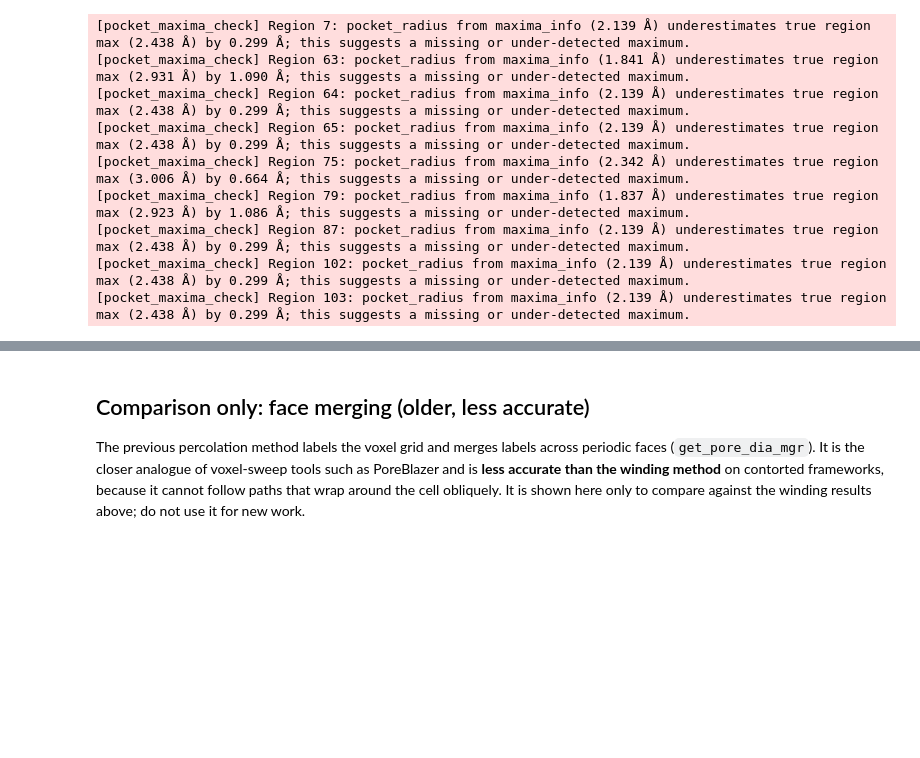
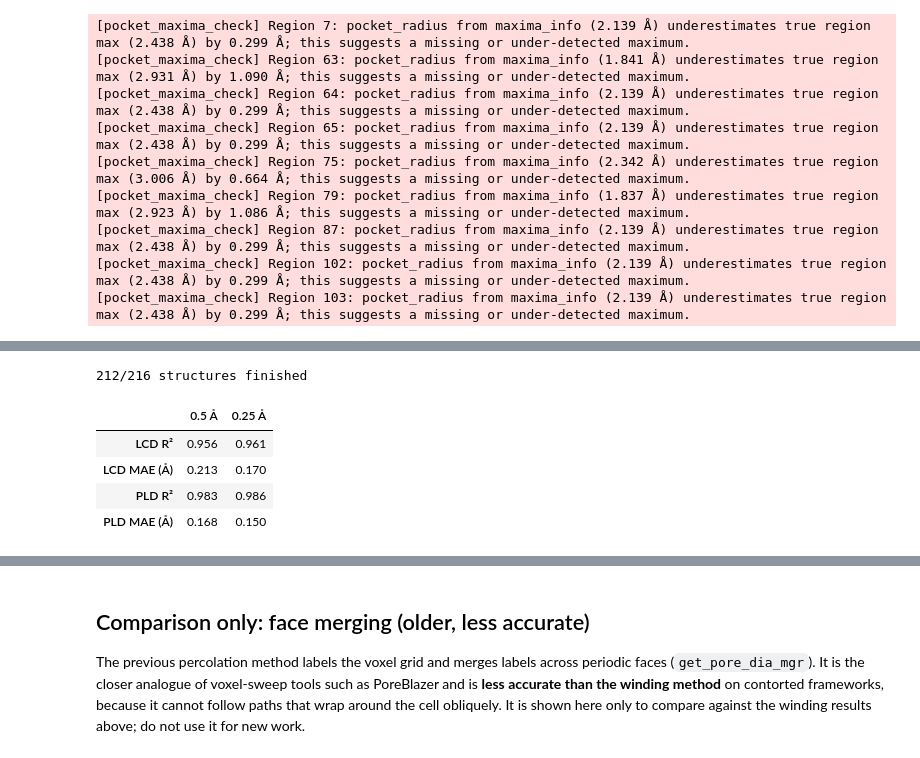
Before and after one commit to mofography/mofography, a Jupyter notebook: docs/compute_pore_diameters.ipynb, the cells around one changed output, grey strips where cells are left out. Cells and saved outputs as stored; diff of their text form; code cells hidden in the pictures; blank space fills up the shorter version.

```diff
--- a/docs/compute_pore_diameters.ipynb
+++ b/docs/compute_pore_diameters.ipynb
@@ -47,9 +49,11 @@ iza_atoms = mgr.atoms_from_mofdb_df(iza_df)
 # %%
-def get_pore_dia_winding(mat_atoms):
-    spacing = 0.5
+# defaults of get_pore_dia_mgr_winding, written out so they are easy to tune
+SEG_KWARGS = dict(mask_thickness=0.05, h=0.2, threshold_abs=1.5, min_distance=1.5, extra_padding=2)
+
+def get_pore_dia_winding(mat_atoms, spacing=0.5):
     # pass a float32 dgrid: the Rust segmentation rejects float64 grids
     dgrid = mgr.dgrid_from_atoms_rust(mat_atoms, spacing=spacing).astype(np.float32)
-    lcd, pld, lis, _ = mgr.get_pore_dia_mgr_winding(mat_atoms, dgrid=dgrid, kwargs=dict(spacing=spacing))
+    lcd, pld, lis, _ = mgr.get_pore_dia_mgr_winding(mat_atoms, dgrid=dgrid, kwargs=dict(spacing=spacing, **SEG_KWARGS))
     return lcd, pld, lis
 
 def safe_result(f):
@@ -223,0 +234,24 @@ fig.show()
+# %%
+futures_025 = client.compute([delayed(get_pore_dia_winding)(a, spacing=0.25) for a in iza_atoms])
+iza_pore_dias_025 = [safe_result(f) for f in futures_025]
+print(f"{sum(d is not None for d in iza_pore_dias_025)}/{len(iza_pore_dias_025)} structures finished")
+
+def parity_stats(dias, col, idx):
+    x = np.array([d[idx] if d is not None else np.nan for d in dias], dtype=float)
+    y = iza_df[col].values.astype(float)
+    m = ~np.isnan(x) & ~np.isnan(y)
+    return r2_score(y[m], x[m]), mean_absolute_error(y[m], x[m])
+
+stats = pd.DataFrame(
+    {f"{s} \u00c5": {f"{p.upper()} {m}": v for p, i in [("lcd", 0), ("pld", 1)]
+                      for m, v in zip(["R\u00b2", "MAE (\u00c5)"], parity_stats(d, p, i))}
+     for s, d in [("0.5", iza_pore_dias), ("0.25", iza_pore_dias_025)]}
+).round(3)
+stats
+# %% [output]
+212/216 structures finished
+|  | 0.5 Å | 0.25 Å |
+| LCD R² | 0.956 | 0.961 |
+| LCD MAE (Å) | 0.213 | 0.170 |
+| PLD R² | 0.983 | 0.986 |
+| PLD MAE (Å) | 0.168 | 0.150 |
```
Also changed, not shown: parts of 15 cells of this notebook, 1 other file.
